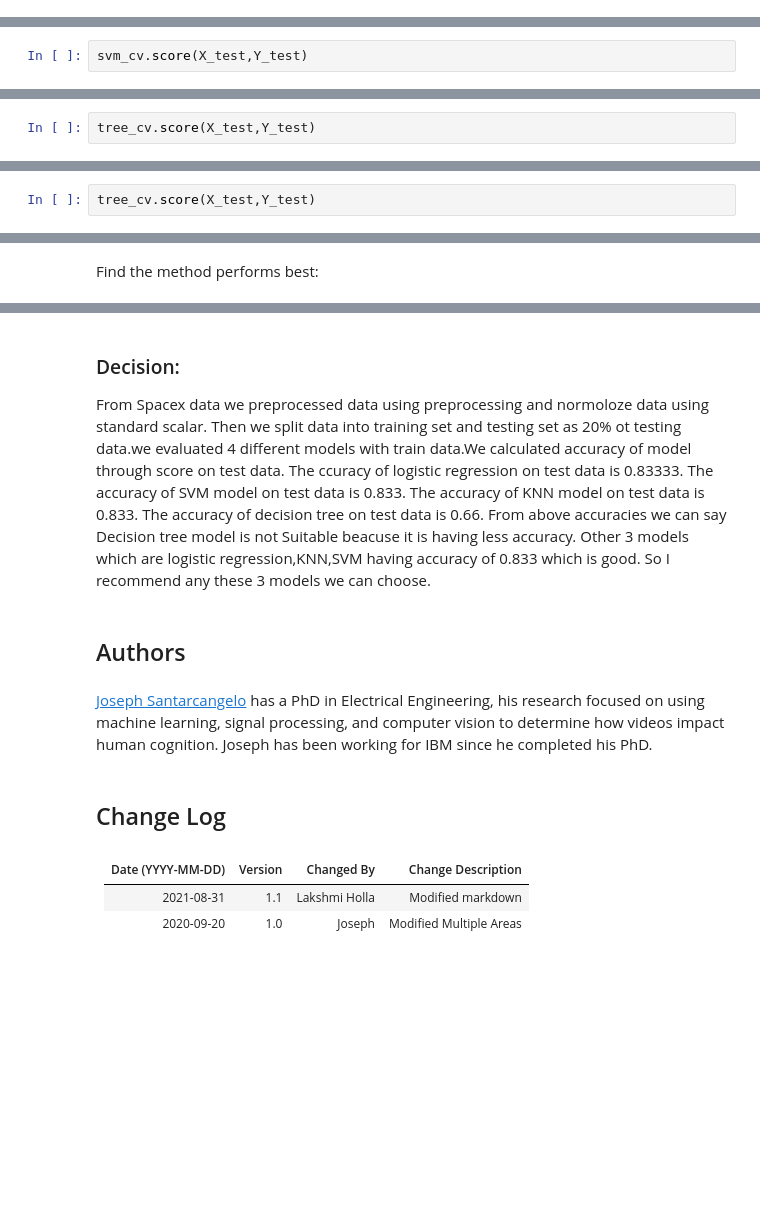
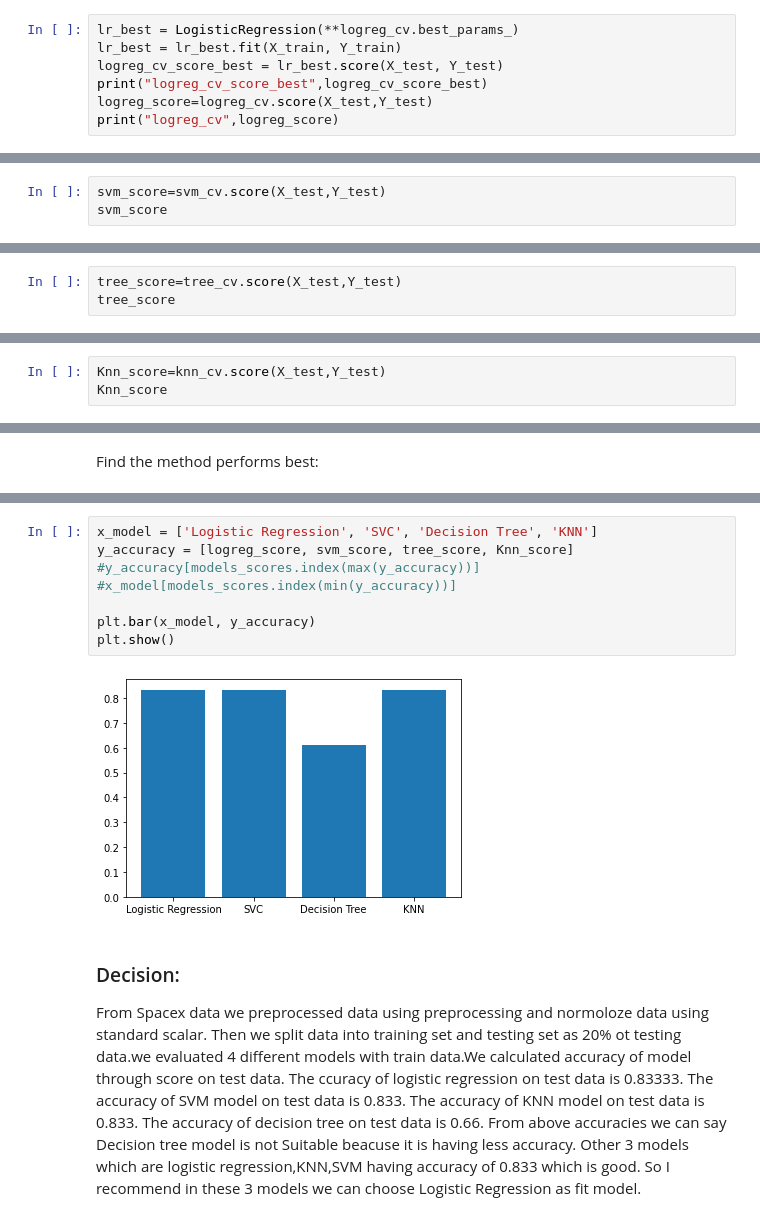
Before and after one commit to Harshaveenakondeti/Capstone-project, a Jupyter notebook: Machine Learning Prediction.ipynb, the cells around one changed output, grey strips where cells are left out. Cells and saved outputs as stored; diff of their text form; blank space fills up the shorter version.

```diff
--- a/Machine Learning Prediction.ipynb
+++ b/Machine Learning Prediction.ipynb
@@ -183,0 +180,7 @@ logreg_cv.score(X_test,Y_test)
+# %%
+lr_best = LogisticRegression(**logreg_cv.best_params_)
+lr_best = lr_best.fit(X_train, Y_train)
+logreg_cv_score_best = lr_best.score(X_test, Y_test)
+print("logreg_cv_score_best",logreg_cv_score_best)
+logreg_score=logreg_cv.score(X_test,Y_test)
+print("logreg_cv",logreg_score)
@@ -220,7 +231,8 @@ accuracy : 0.8482142857142856
 # %% [markdown]
 Calculate the accuracy on the test data using the method <code>score</code>:
 # %%
-svm_cv.score(X_test,Y_test)
+svm_score=svm_cv.score(X_test,Y_test)
+svm_score
 # %% [output]
 0.8333333333333334
 # %% [markdown]
@@ -265,5 +277,6 @@ accuracy : 0.8874999999999998
 # %% [markdown]
 Calculate the accuracy of tree_cv on the test data using the method <code>score</code>:
 # %%
-tree_cv.score(X_test,Y_test)
+tree_score=tree_cv.score(X_test,Y_test)
+tree_score
 # %% [output]
@@ -304,5 +317,6 @@ accuracy : 0.8482142857142858
 # %% [markdown]
 Calculate the accuracy of tree_cv on the test data using the method <code>score</code>:
 # %%
-tree_cv.score(X_test,Y_test)
+Knn_score=knn_cv.score(X_test,Y_test)
+Knn_score
 # %% [output]
@@ -331,14 +362,13 @@ accuracy of decision tree on test data 0.6666666666666666
+# %%
+x_model = ['Logistic Regression', 'SVC', 'Decision Tree', 'KNN']
+y_accuracy = [logreg_score, svm_score, tree_score, Knn_score]
+#y_accuracy[models_scores.index(max(y_accuracy))]
+#x_model[models_scores.index(min(y_accuracy))]
+
+plt.bar(x_model, y_accuracy)
+plt.show()
+# %% [output]
+[figure, added]
 # %% [markdown]
 ### Decision:
-From Spacex data we preprocessed data using preprocessing and normoloze data using standard scalar. Then we split data into training set and testing set as 20% ot testing data.we evaluated 4 different models with train data.We calculated accuracy of model through score on test data. The ccuracy of logistic regression on test data is 0.83333. The accuracy of SVM model on test data is 0.833. The accuracy of KNN model on test data is 0.833. The accuracy of decision tree on test data is 0.66. From above accuracies we can say Decision tree model is not Suitable beacuse it is having less accuracy. Other 3 models which are logistic regression,KNN,SVM having accuracy of 0.833 which is good. So I recommend any these 3 models we can choose.
+From Spacex data we preprocessed data using preprocessing and normoloze data using standard scalar. Then we split data into training set and testing set as 20% ot testing data.we evaluated 4 different models with train data.We calculated accuracy of model through score on test data. The ccuracy of logistic regression on test data is 0.83333. The accuracy of SVM model on test data is 0.833. The accuracy of KNN model on test data is 0.833. The accuracy of decision tree on test data is 0.66. From above accuracies we can say Decision tree model is not Suitable beacuse it is having less accuracy. Other 3 models which are logistic regression,KNN,SVM having accuracy of 0.833 which is good. So I recommend in these 3 models we can choose Logistic Regression as fit model.
-# %% [markdown]
-## Authors
-# %% [markdown]
-<a href="https://www.linkedin.com/in/joseph-s-50398b136/?utm_medium=Exinfluencer&utm_source=Exinfluencer&utm_content=000026UJ&utm_term=10006555&utm_id=NA-SkillsNetwork-Channel-SkillsNetworkCoursesIBMDS0321ENSkillsNetwork26802033-2021-01-01">Joseph Santarcangelo</a> has a PhD in Electrical Engineering, his research focused on using machine learning, signal processing, and computer vision to determine how videos impact human cognition. Joseph has been working for IBM since he completed his PhD.
-# %% [markdown]
-## Change Log
-# %% [markdown]
-| Date (YYYY-MM-DD) | Version | Changed By    | Change Description      |
-| ----------------- | ------- | ------------- | ----------------------- |
-| 2021-08-31        | 1.1     | Lakshmi Holla | Modified markdown       |
-| 2020-09-20        | 1.0     | Joseph        | Modified Multiple Areas |
```
Also changed, not shown: parts of 10 cells of this notebook.
